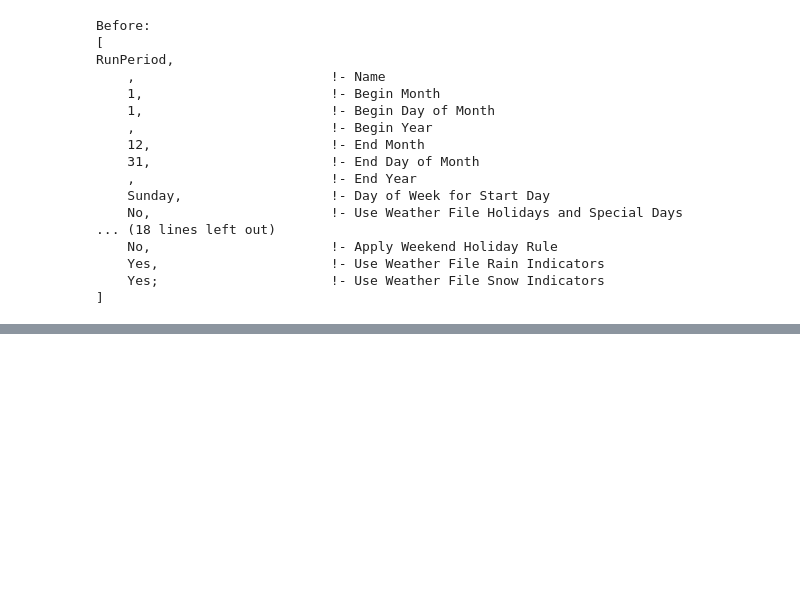
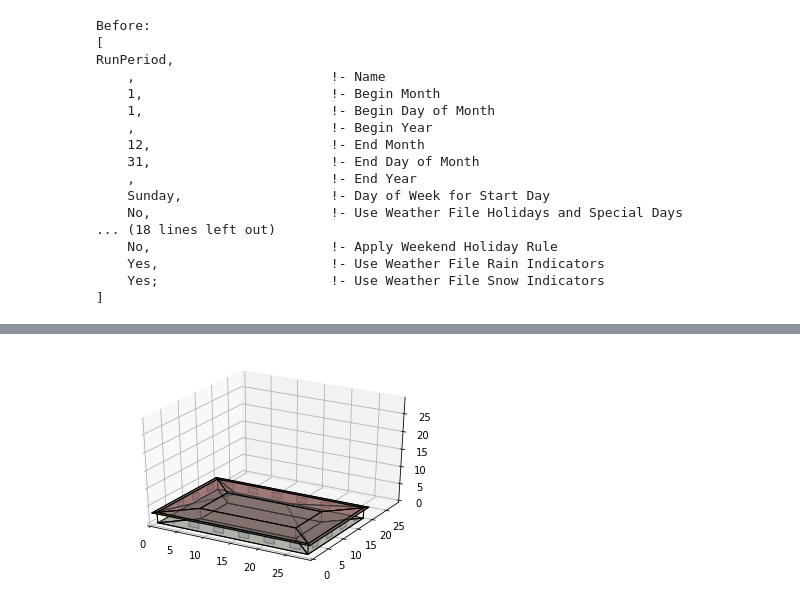
Before and after one commit to LukasFrankenQ/stes_control, a Jupyter notebook: src/lab.ipynb, the cells around one changed output, grey strips where cells are left out. Drawn from its saved outputs; the diff is of its cells as text; code cells hidden in the pictures; blank space fills up the shorter version.

Commit message:
added besos methods

```diff
--- a/src/lab.ipynb
+++ b/src/lab.ipynb
@@ -94,27 +94,55 @@ b = ef.get_building(os.path.join(idf_path, 'smalloffice.idf'))
 # b = ef.get_building(os.path.join(idf_path, 'in.idf'))
 # besos_run(b)
 # %%
+from besos import eppy_funcs as ep, sampling
 import pandas as pd
+import os
 import opyplus as op
+
+from utils.idf_utils import show_runperiod, set_runperiod
 
 def opyplus_run(idf_path, weather_path, output_dir):
     '''
     test_run
     '''
-    epath = op.get_eplus_base_dir_path((9, 0, 1))
+    # epath = op.get_eplus_base_dir_path((9, 0, 1))
 
     s = op.simulate(idf_path, weather_path, output_dir)
 
+
+    print(s.__dict__)
+    print(list(s.__dict__))
+    print('resulting eso: ', s.__dict__['_resource_map']['eso'])
+    # eso = s.get_out_eso()
+
     # results = pd.read_csv(os.path.join(output_dir, 'eplus
 
+def get_run_results(results_dir):
+    '''
+    After a run of opyplus.simulate obtains the
+
+    '''
+    pass
 
 
+idf_dir = os.path.join(os.getcwd(), '..', 'data', 'epm')
 
-idf_path = os.path.join(os.getcwd(), '..', 'data', 'epm')
-
-idf_path = os.path.join(idf_path, 'smalloffice.idf')
+idf_path = os.path.join(idf_dir, 'smalloffice.idf')
 weather_path = os.path.join(os.getcwd(), '..', 'data',
                             'weather', 'greatfalls.epw')
+
+model = ep.get_building(idf_path)
+print('runperiod')
+show_runperiod(model)
+start = '2020-01-01'
+end = '2020-01-08'
+set_runperiod(model, start=start, end=end)
+model.saveas(os.path.join(idf_dir, 'week_simulation.idf'))
+idf_path = os.path.join(idf_dir, 'week_simulation.idf')
+
+print('new runperiod')
+show_runperiod(model)
+
 out = os.path.join('dump')
 opyplus_run(idf_path, weather_path, out)
 # %% [output]
@@ -121,0 +167,8 @@ called Simulation.from_input on a simulation directory that is not empty (dump)
+# %%
+import matplotlib.pyplot as plt
+
+model.view_model()
+
+plt.show()
+# %% [output]
+[figure, added]
```
Also changed, not shown: parts of 11 cells of this notebook.
